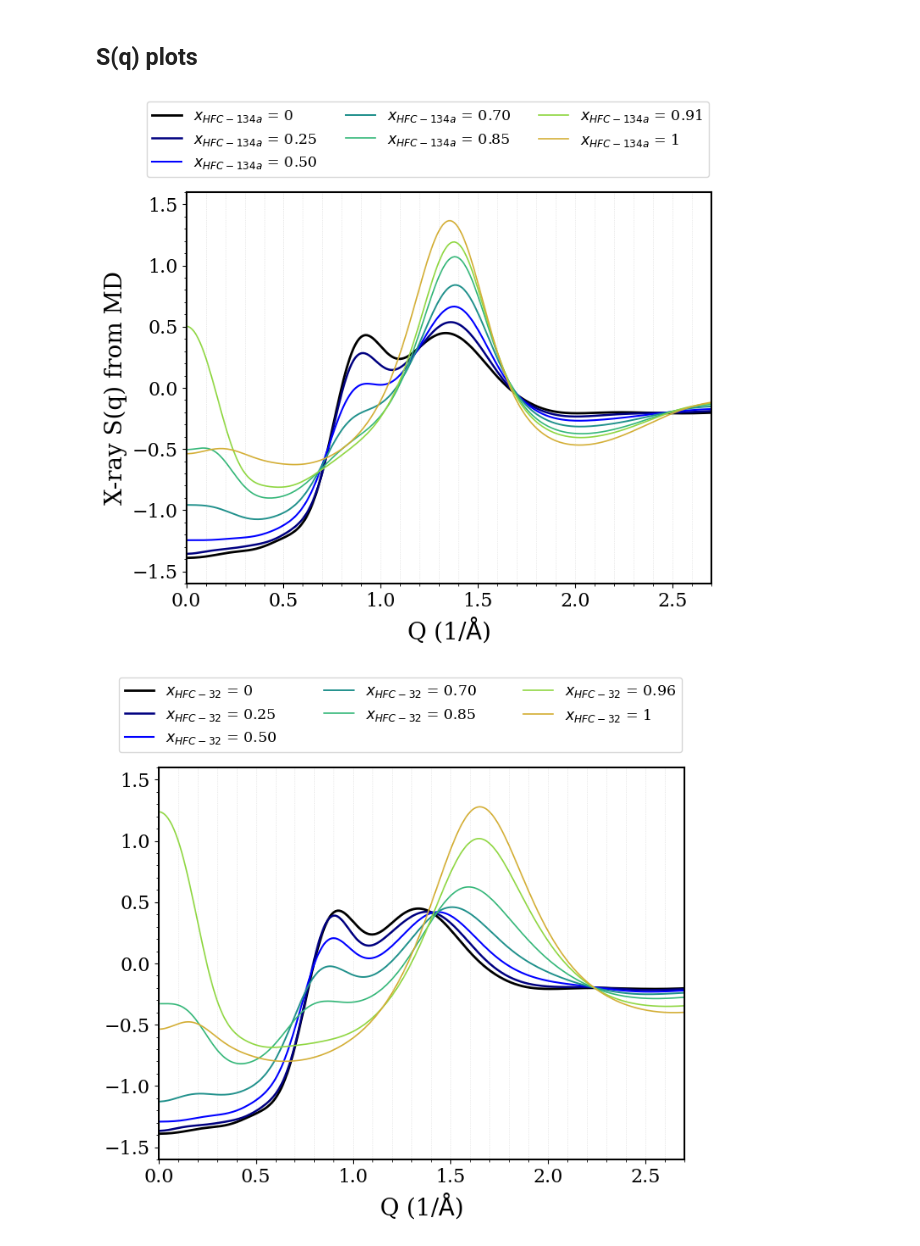
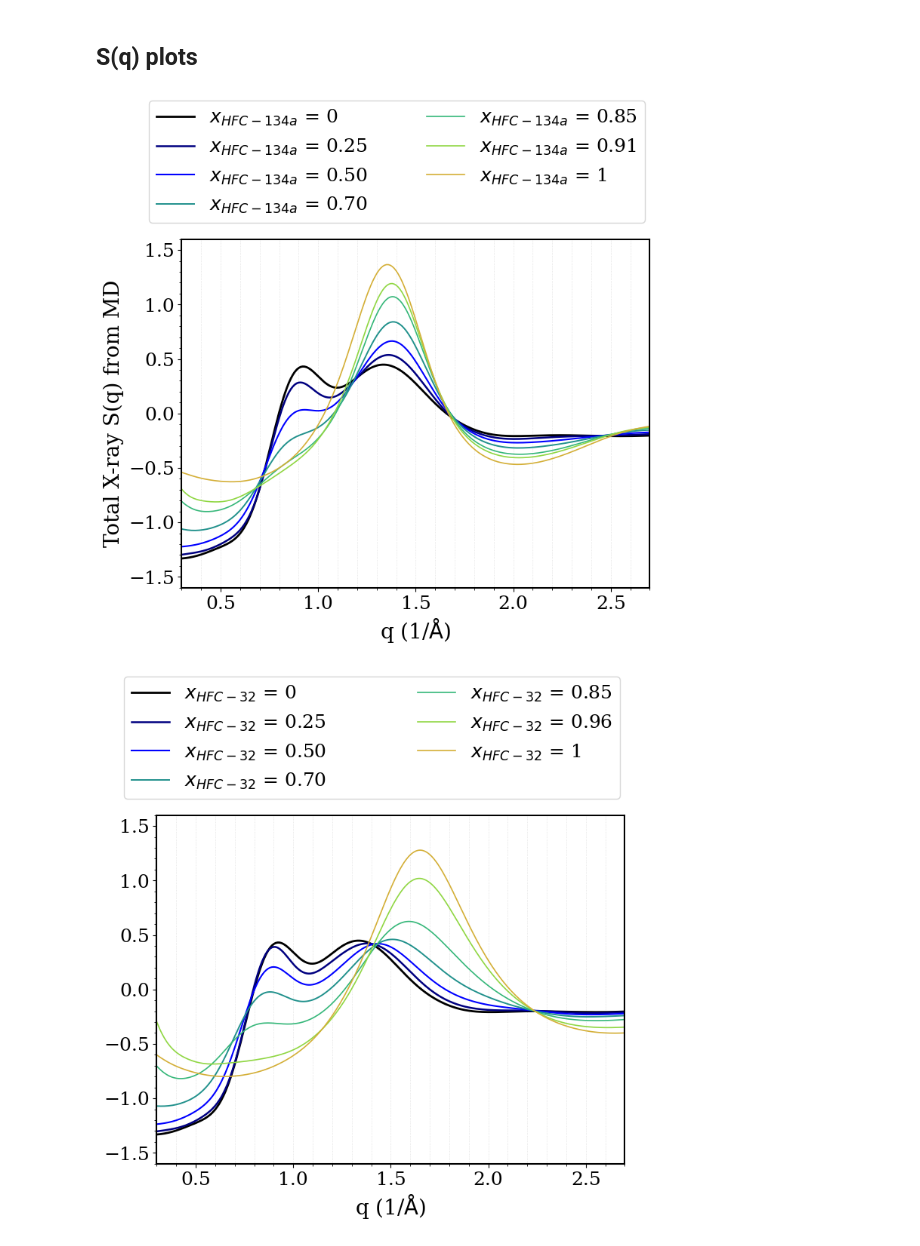
Before and after one commit to MaginnGroup/TC_Structure_ILHFC, a Jupyter notebook: Jupyter_Notebooks_and_DataSheet_Final_Plots/TC_HFD_IL_HFC_Structural_Analysis.ipynb, the cells around one changed output. Drawn from its saved outputs; the diff is of its cells as text; code cells hidden in the pictures.

```diff
--- a/Jupyter_Notebooks_and_DataSheet_Final_Plots/TC_HFD_IL_HFC_Structural_Analysis.ipynb
+++ b/Jupyter_Notebooks_and_DataSheet_Final_Plots/TC_HFD_IL_HFC_Structural_Analysis.ipynb
@@ -249,4 +355,4 @@ def find_RDF_minima(distance, RDF):
     first_minima_index = np.where(RDF == first_minima)[0] #np.argmin(RDF[start_index:stop_index]) #RDF.index(first_minima)
     first_minima_index = int(first_minima_index[0])
     minima_pos = distance[first_minima_index]
-    return minima_pos, first_minima, first_minima_index
+    return minima_pos, first_minima, first_minima_index, ref_points
@@ -556,41 +645,41 @@ legends_ = [ '$x_{HFC-134a}$ = 0' , '$x_{HFC-134a}$ = 0.25' , '$x_{HFC-134a}$ =
 linewidth = [2.0, 1.8, 1.5, 1.4, 1.2, 1.2, 1.2]
 
 
 plt.rcParams.update({
     "text.usetex": False,
     "font.family": "serif",
-    "font.size": 16,
+    "font.size": 18,
     "axes.linewidth": 1.5
 })
 
 
 fig, ax = plt.subplots(figsize=(8, 6)) # Recommended to use ax for better control
 
 for i in range(len(file_name_R134a_updated)):
     ax.plot(q_R134a[:, i], Sq_R134a[:, i], color=colors[i], label=legends_[i], linewidth=linewidth[i])
 
 
 ax.xaxis.set_minor_locator(ticker.AutoMinorLocator())
 ax.yaxis.set_minor_locator(ticker.AutoMinorLocator())
 
 
 ax.grid(visible=True, which='both', axis='x', linestyle=':', linewidth=0.5, alpha=0.5)
 
 # --- Styling and Labels ---
-ax.tick_params(axis='both', which='major', labelsize=16)
-ax.set_xlim(0, q_R134a[-1, 0])
+ax.tick_params(axis='both', which='major', labelsize=18)
+ax.set_xlim(0.3, q_R134a[-1, 0])
 ax.set_ylim(-1.6, 1.6)
 
 # Legend and Labels
 ax.legend(bbox_to_anchor=(-0.09, 1.02, 1.1, 0.3), loc="lower left",
-           mode="expand", ncol=3, fontsize=12.5)
-ax.set_xlabel(r"Q (1/$\mathrm{\AA}$)", fontsize=20)
-ax.set_ylabel(r"X-ray S(q) from MD", fontsize=20)
+           mode="expand", ncol=2, fontsize=18)
+ax.set_xlabel(r"q (1/$\mathrm{\AA}$)", fontsize=20)
+ax.set_ylabel(r"Total X-ray S(q) from MD", fontsize=20)
 
 plt.savefig(f"R134a_emimtfsi_Sq_n", dpi=300, bbox_inches='tight')
-plt.show()
+#plt.show()
 # %% [output]
-[figure, old version]
+[figure, new version]
 # %%
 
 cutoff_index = 270
@@ -625,7 +714,7 @@ linewidth = [2.0, 1.8, 1.5, 1.4, 1.2, 1.2, 1.2]
 plt.rcParams.update({
     "text.usetex": False,
     "font.family": "serif",
-    "font.size": 16,
+    "font.size": 18,
     "axes.linewidth": 1.5
 })
 
@@ -643,17 +732,17 @@ ax.yaxis.set_minor_locator(ticker.AutoMinorLocator())
 ax.grid(visible=True, which='both', axis='x', linestyle=':', linewidth=0.5, alpha=0.5)
 
 # --- Styling and Labels ---
-ax.tick_params(axis='both', which='major', labelsize=16)
-ax.set_xlim(0, q_R32[-1, 0])
+ax.tick_params(axis='both', which='major', labelsize=18)
+ax.set_xlim(0.3, q_R32[-1, 0])
 ax.set_ylim(-1.6, 1.6)
 
 # Legend and Labels
 ax.legend(bbox_to_anchor=(-0.09, 1.02, 1.1, 0.3), loc="lower left",
-           mode="expand", ncol=3, fontsize=12.5)
-ax.set_xlabel(r"Q (1/$\mathrm{\AA}$)", fontsize=20)
+           mode="expand", ncol=2, fontsize=18)
+ax.set_xlabel(r"q (1/$\mathrm{\AA}$)", fontsize=20)
 #ax.set_ylabel(r"X-ray S(q) from MD", fontsize=20)
 
 plt.savefig(f"R32_emimtfsi_Sq_n", dpi=300, bbox_inches='tight')
 plt.show()
 # %% [output]
-[figure, old version]
+[figure, new version]
```
Also changed, not shown: parts of 30 cells of this notebook, 2 other files.
